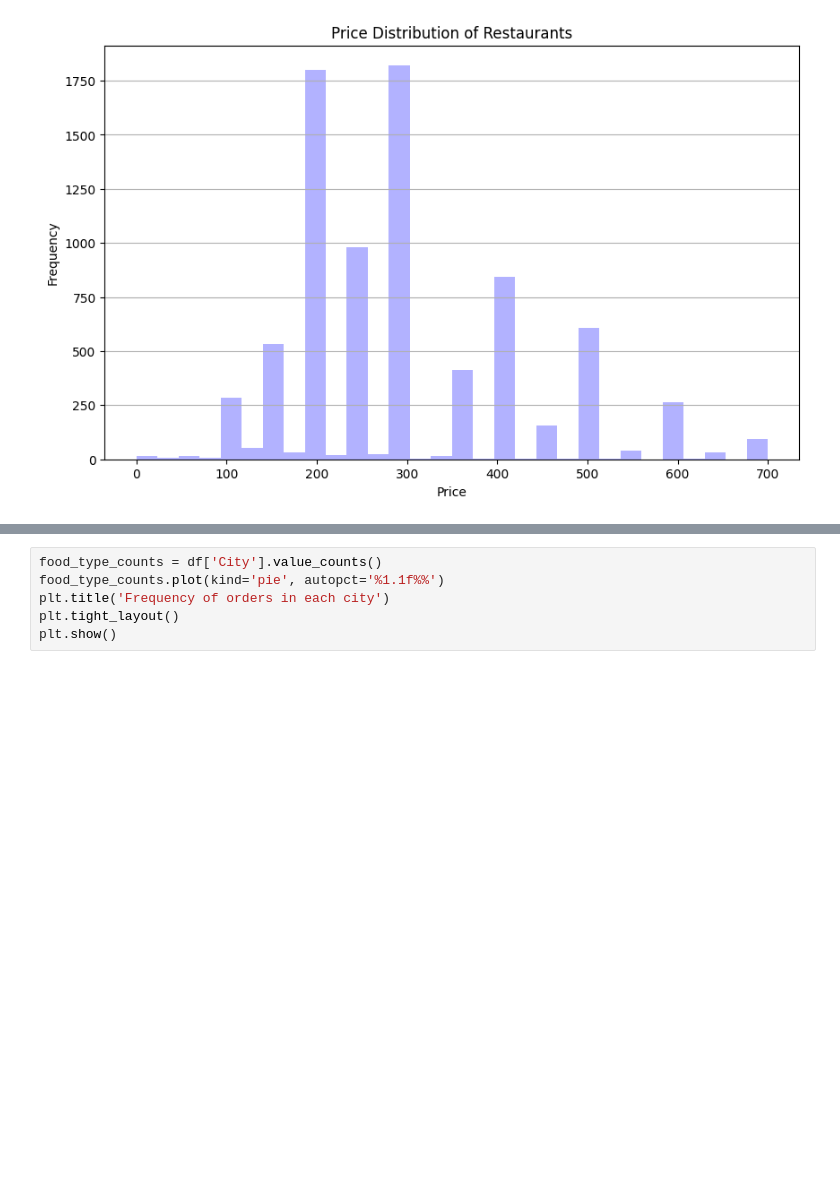
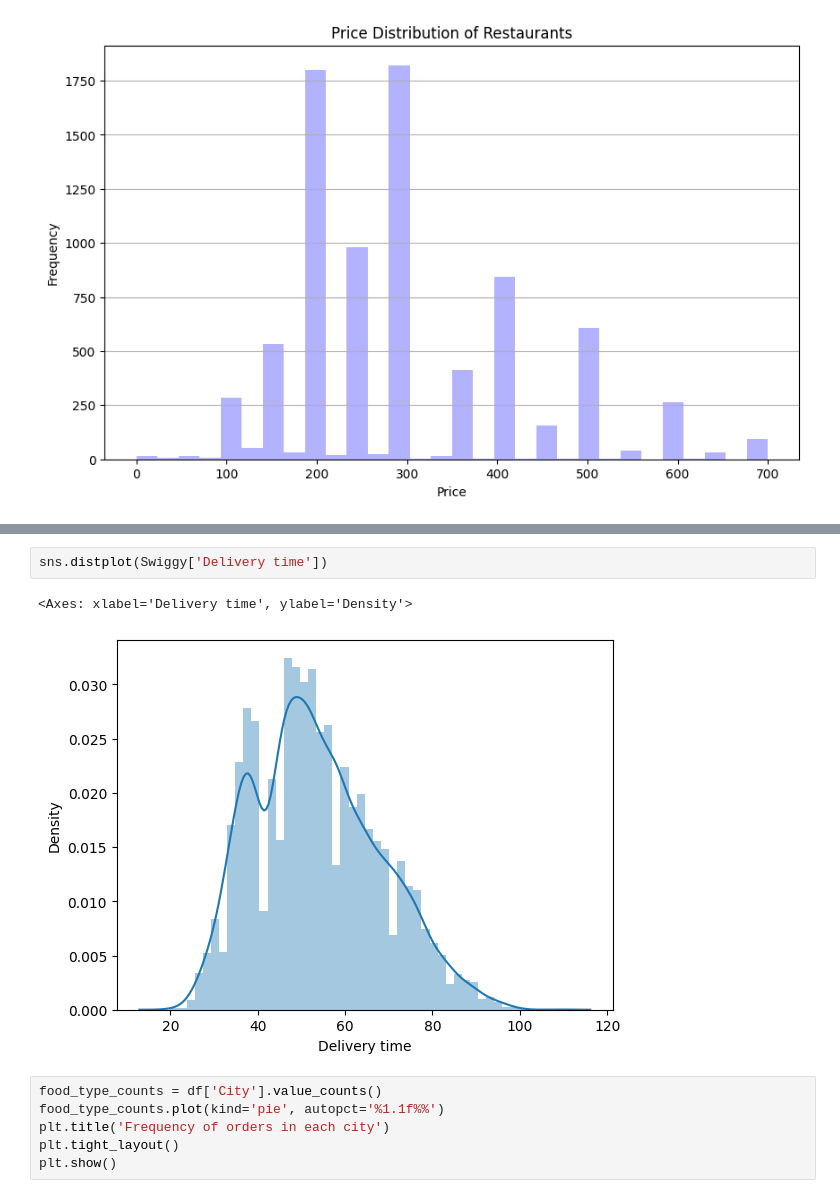
Before and after one commit to pawarsahil2005/DEVL-MiniProject, a Jupyter notebook: DEVL MINI PROJECT.ipynb, the cells around one changed output, grey strips where cells are left out. Saved outputs shown, nothing was run; the diff lists cells and outputs as text; blank space fills up the shorter version.

```diff
--- a/DEVL MINI PROJECT.ipynb
+++ b/DEVL MINI PROJECT.ipynb
@@ -546,3 +611,8 @@ plt.show()
+# %%
+sns.distplot(Swiggy['Delivery time'])
+# %% [output]
+<Axes: xlabel='Delivery time', ylabel='Density'>
+[figure, added]
 # %%
 food_type_counts = df['City'].value_counts()
 food_type_counts.plot(kind='pie', autopct='%1.1f%%')
```
Also changed, not shown: parts of 14 cells of this notebook, 1 other file.
